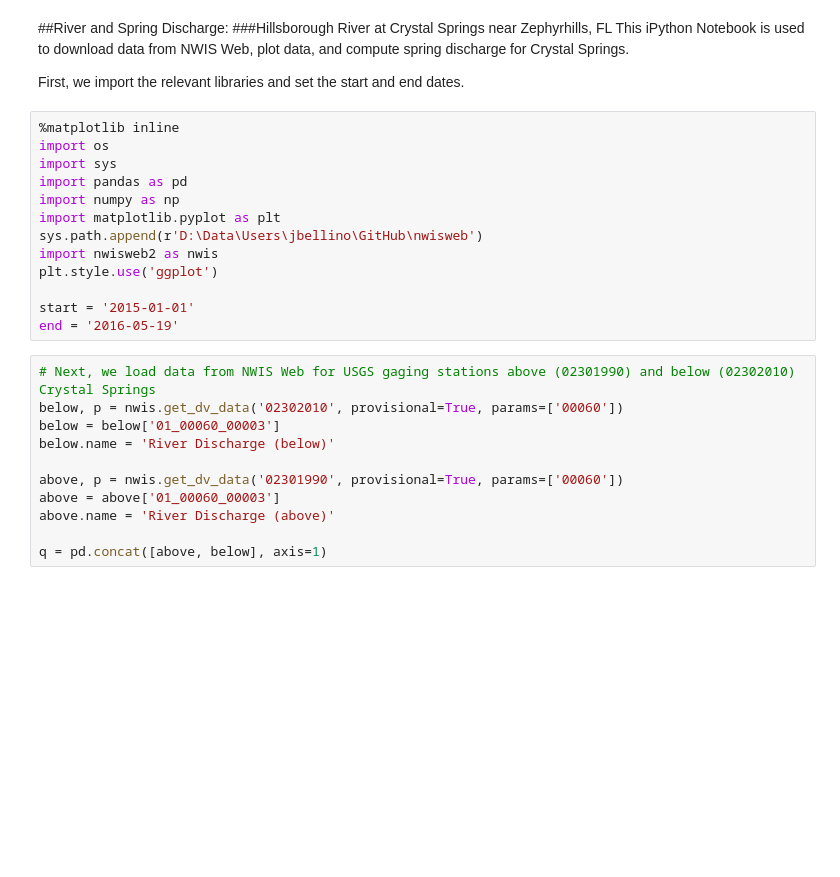
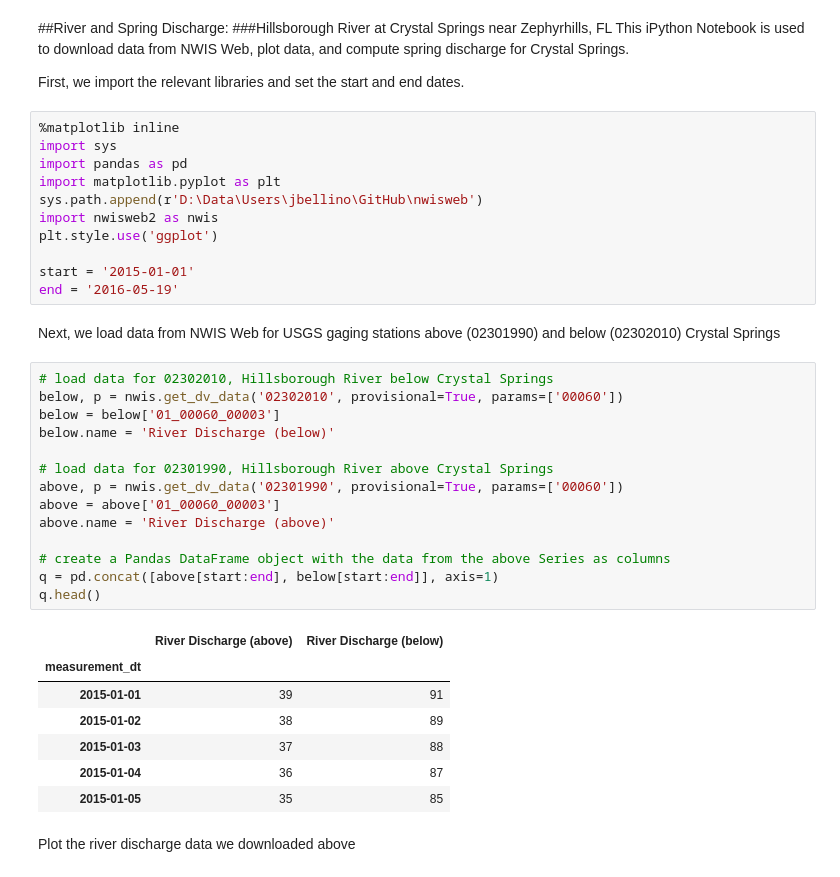
Before and after one commit to jbellino-usgs/notebooks, a Jupyter notebook: CrystalSpringDischarge.ipynb, the cells around one changed output. Cells and saved outputs as stored; diff of their text form; blank space fills up the shorter version.

```diff
--- a/CrystalSpringDischarge.ipynb
+++ b/CrystalSpringDischarge.ipynb
@@ -6,10 +6,8 @@ This iPython Notebook is used to download data from NWIS Web, plot data, and com
 First, we import the relevant libraries and set the start and end dates.
 # %%
 %matplotlib inline
-import os
 import sys
 import pandas as pd
-import numpy as np
 import matplotlib.pyplot as plt
 sys.path.append(r'D:\Data\Users\jbellino\GitHub\nwisweb')
 import nwisweb2 as nwis
@@ -17,15 +15,30 @@ plt.style.use('ggplot')
 
 start = '2015-01-01'
 end = '2016-05-19'
+# %% [markdown]
+Next, we load data from NWIS Web for USGS gaging stations above (02301990) and below (02302010) Crystal Springs
 # %%
-# Next, we load data from NWIS Web for USGS gaging stations above (02301990) and below (02302010) Crystal Springs
+# load data for 02302010, Hillsborough River below Crystal Springs
 below, p = nwis.get_dv_data('02302010', provisional=True, params=['00060'])
 below = below['01_00060_00003']
 below.name = 'River Discharge (below)'
 
+# load data for 02301990, Hillsborough River above Crystal Springs
 above, p = nwis.get_dv_data('02301990', provisional=True, params=['00060'])
 above = above['01_00060_00003']
 above.name = 'River Discharge (above)'
 
-q = pd.concat([above, below], axis=1)
+# create a Pandas DataFrame object with the data from the above Series as columns
+q = pd.concat([above[start:end], below[start:end]], axis=1)
+q.head()
+# %% [output]
+|  | River Discharge (above) | River Discharge (below) |
+| measurement_dt |  |  |
+| 2015-01-01 | 39 | 91 |
+| 2015-01-02 | 38 | 89 |
+| 2015-01-03 | 37 | 88 |
+| 2015-01-04 | 36 | 87 |
+| 2015-01-05 | 35 | 85 |
+# %% [markdown]
+Plot the river discharge data we downloaded above
 # %%
```
Also changed, not shown: parts of 9 cells of this notebook.
